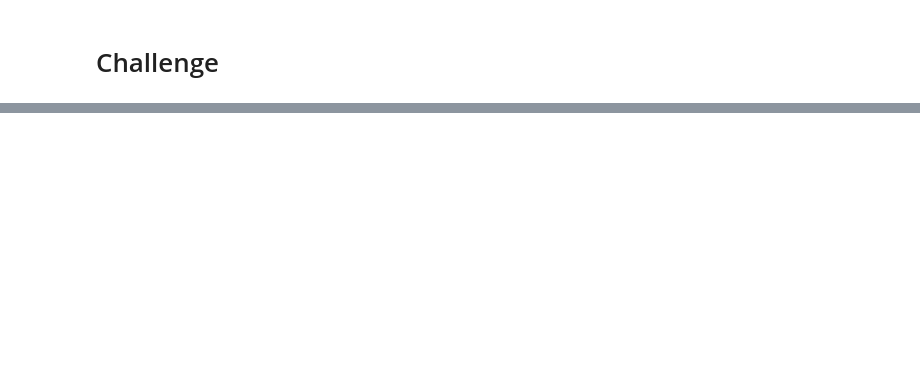
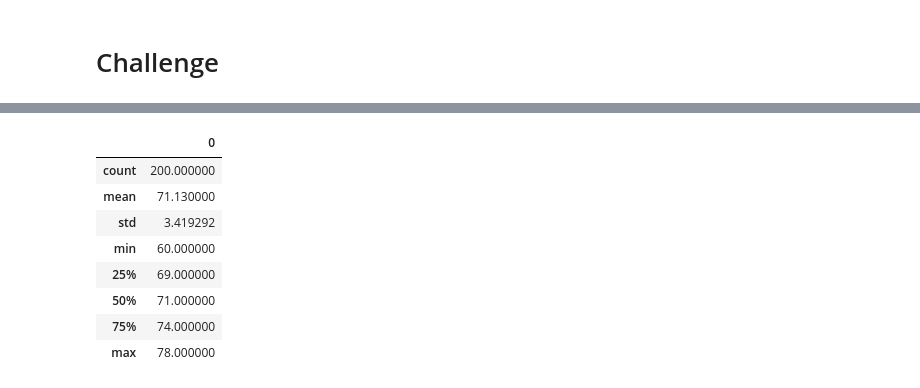
Before and after one commit to CristinaFoltea/surfs_up, a Jupyter notebook: climate_analysis.ipynb, the cells around one changed output, grey strips where cells are left out. Saved outputs shown, nothing was run; the diff lists cells and outputs as text; code cells hidden in the pictures; blank space fills up the shorter version.

```diff
--- a/climate_analysis.ipynb
+++ b/climate_analysis.ipynb
@@ -116,0 +143,15 @@ plt.tight_layout()
+# %%
+# key stats for december
+dec_temp = calc_temps("2016-12-01", "2016-12-31")
+dec_temp_stats = pd.DataFrame(dec_temp).describe()
+dec_temp_stats
+# %% [output]
+|  | 0 |
+| count | 200.000000 |
+| mean | 71.130000 |
+| std | 3.419292 |
+| min | 60.000000 |
+| 25% | 69.000000 |
+| 50% | 71.000000 |
+| 75% | 74.000000 |
+| max | 78.000000 |
```
Also changed, not shown: parts of 7 cells of this notebook.
